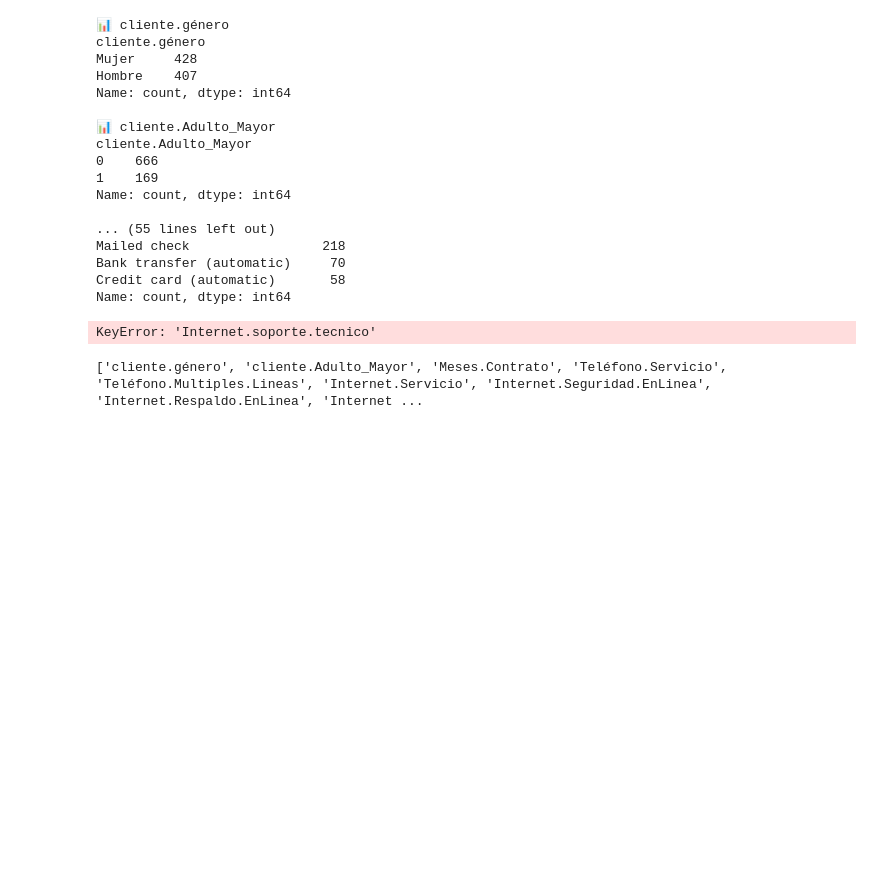
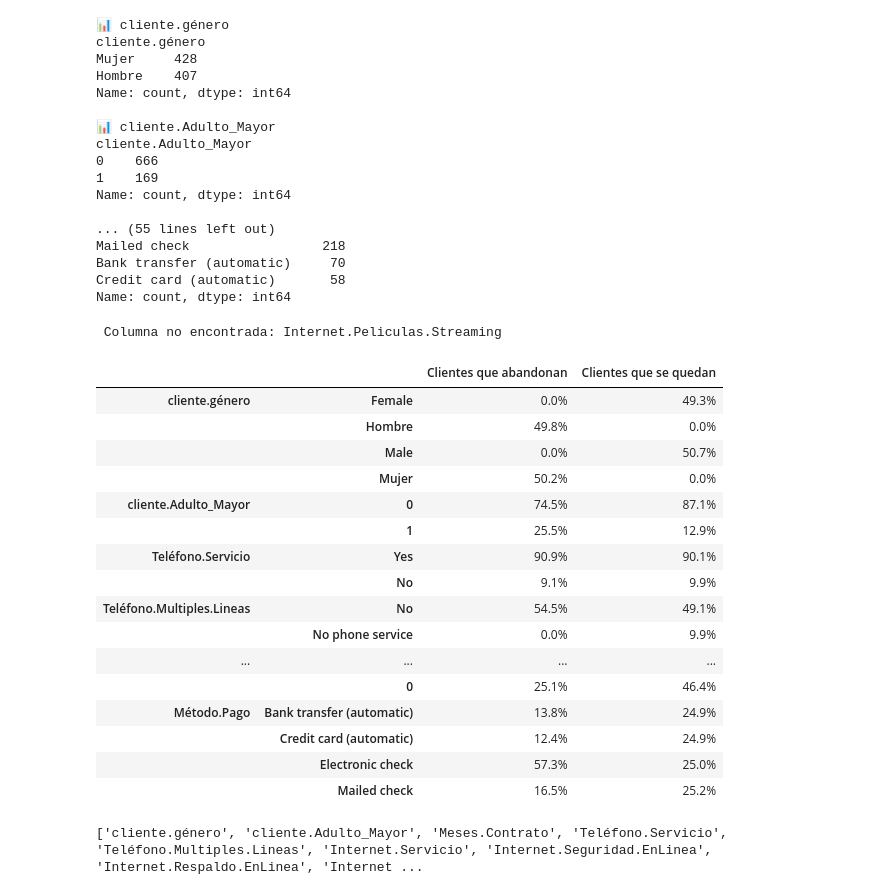
Before and after one commit to Lexx4nder/challenge2-data-science-LATAM, a Jupyter notebook: Challenge_2_Data_Science_|_TELECOM_X.ipynb, the cells around one changed output. Cells and saved outputs as stored; diff of their text form; code cells hidden in the pictures; blank space fills up the shorter version.

```diff
--- a/Challenge_2_Data_Science_|_TELECOM_X.ipynb
+++ b/Challenge_2_Data_Science_|_TELECOM_X.ipynb
@@ -296,0 +307,3 @@ Número de clientes que no abandonaron la empresa: 5174
+# %%
+clientes_no_abandonaron = datos[datos['cliente.Abandono'] == False].copy()
+display(clientes_no_abandonaron.head())
@@ -764,29 +790,47 @@ columnas_categoricas = [
 # %%
 #Crear diccionario de comparación
 comparacion_cat = {}
 
 for col in columnas_categoricas:
-   comparacion_cat = {}
+    if col in clientes_abandonaron_limpio.columns and col in clientes_no_abandonaron.columns:
+        dist_abandonan = clientes_abandonaron_limpio[col].value_counts(normalize=True)
+        dist_se_quedan = dist_se_quedan = clientes_no_abandonaron[col].value_counts(normalize=True)
 
-for col in columnas_categoricas:
-    dist_abandonan = clientes_abandonaron_limpio[col].value_counts(normalize=True)
-    dist_se_quedan = dist_se_quedan = clientes_no_abandonaron[col].value_counts(normalize=True)
-    comparacion_cat[col] = pd.DataFrame({
-        'Clientes que abandonan': dist_abandonan,
-        'Clientes que se quedan': dist_se_quedan
-    })
+        comparacion_cat[col] = pd.DataFrame({
+            'Clientes que abandonan': dist_abandonan,
+            'Clientes que se quedan': dist_se_quedan
+        })
+    else:
+        print(f" Columna no encontrada: {col}")
 
 # Unir todas las comparaciones
 tabla_comparativa_cat = pd.concat(comparacion_cat, axis=0).fillna(0)
 
 # Convertir a porcentaje
 tabla_comparativa_cat_pct = tabla_comparativa_cat.applymap(lambda x: f"{x*100:.1f}%")
 
 # Mostrar en pantalla
 from IPython.display import display
 display(tabla_comparativa_cat_pct)
 # %% [output]
-KeyError: 'Internet.soporte.tecnico'
+ Columna no encontrada: Internet.Peliculas.Streaming
+|  |  | Clientes que abandonan | Clientes que se quedan |
+| cliente.género | Female | 0.0% | 49.3% |
+|  | Hombre | 49.8% | 0.0% |
+|  | Male | 0.0% | 50.7% |
+|  | Mujer | 50.2% | 0.0% |
+| cliente.Adulto_Mayor | 0 | 74.5% | 87.1% |
+|  | 1 | 25.5% | 12.9% |
+| Teléfono.Servicio | Yes | 90.9% | 90.1% |
+|  | No | 9.1% | 9.9% |
+| Teléfono.Multiples.Lineas | No | 54.5% | 49.1% |
+|  | No phone service | 0.0% | 9.9% |
+| ... | ... | ... | ... |
+|  | 0 | 25.1% | 46.4% |
+| Método.Pago | Bank transfer (automatic) | 13.8% | 24.9% |
+|  | Credit card (automatic) | 12.4% | 24.9% |
+|  | Electronic check | 57.3% | 25.0% |
+|  | Mailed check | 16.5% | 25.2% |
 # %%
 print(clientes_abandonaron_limpio.columns.tolist())
 # %% [output]
```
Also changed, not shown: parts of 6 cells of this notebook.
